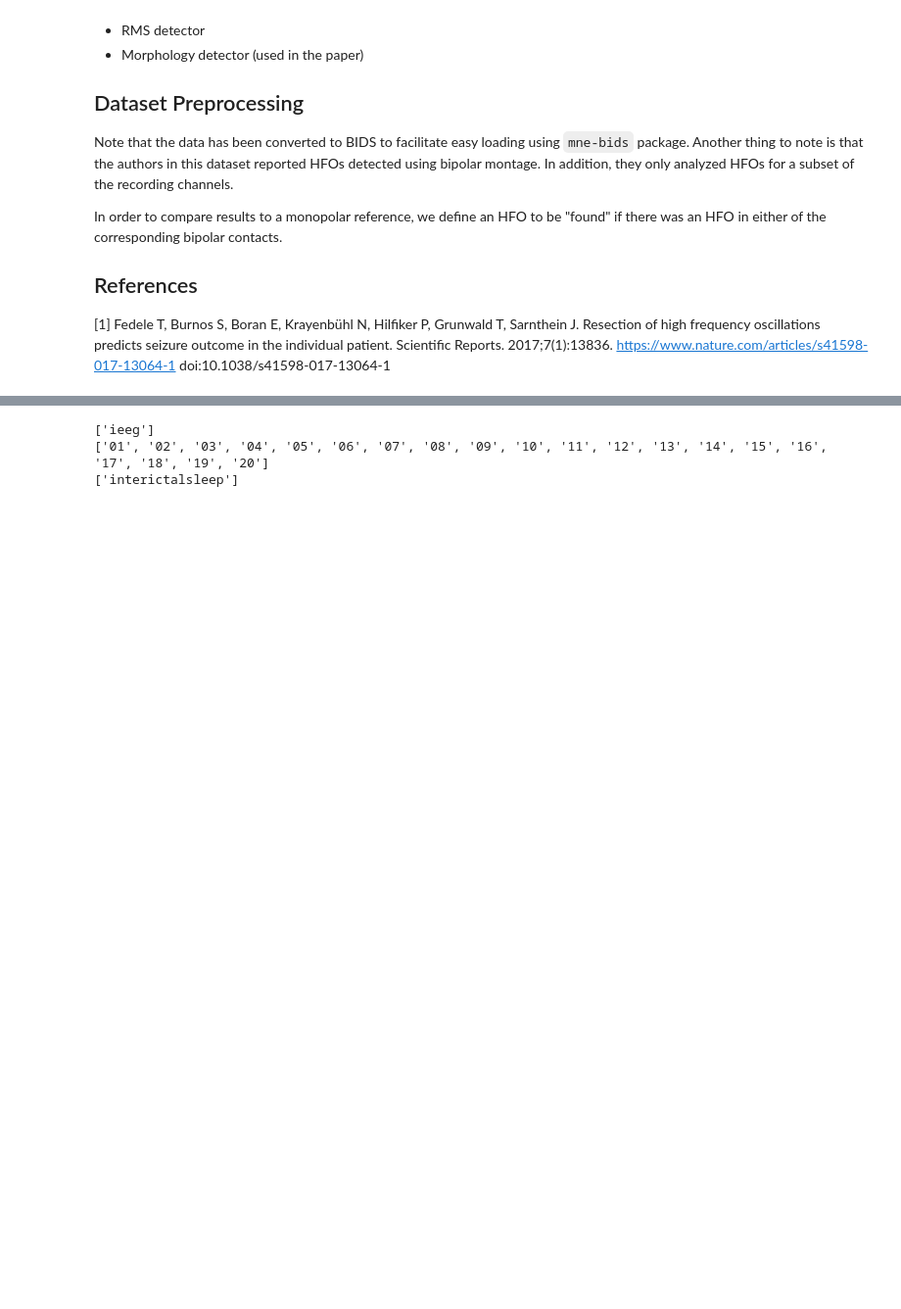
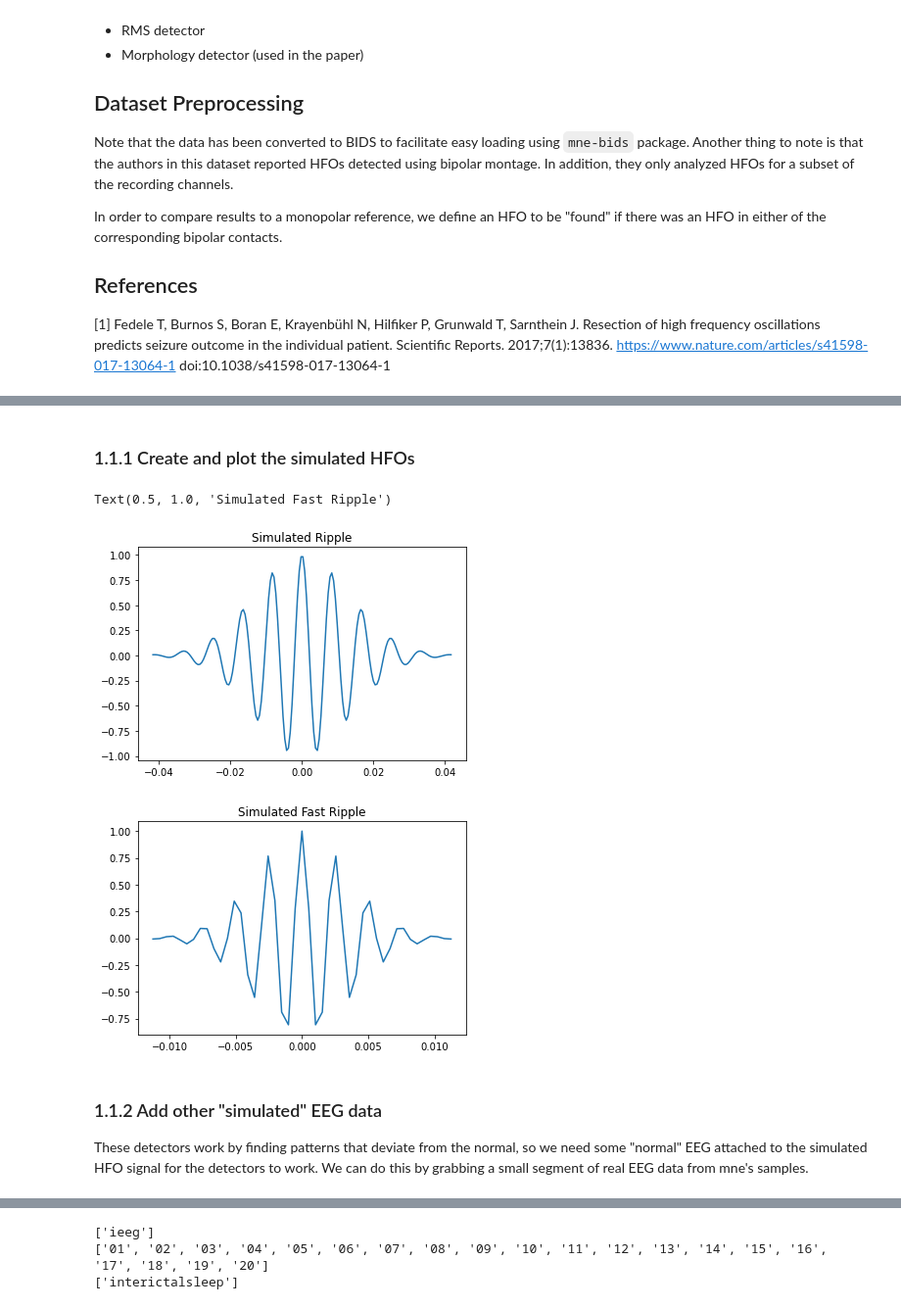
Before and after one commit to mne-tools/mne-hfo, a Jupyter notebook: docs/tutorials/basic_compute_hfos.ipynb, the cells around one changed output, grey strips where cells are left out. Shown: that part at 98% size. Cells and saved outputs as stored; diff of their text form; code cells hidden in the pictures; blank space fills up the shorter version.

```diff
--- a/docs/tutorials/basic_compute_hfos.ipynb
+++ b/docs/tutorials/basic_compute_hfos.ipynb
@@ -37,0 +55,24 @@ from mne_hfo import LineLengthDetector, RMSDetector
+# %% [markdown]
+### 1.1.1 Create and plot the simulated HFOs
+# %%
+# Simulate ripple and fast ripple HFOs
+ripple_data, ripple_time = simulate_hfo(fs=2000, freq=120)
+#ripple_data = ripple_data.reshape(1, len(ripple_data))
+fast_ripple_data, fast_ripple_time = simulate_hfo(fs=2000, freq=400)
+# %%
+fig = plt.figure()
+ax = plt.axes()
+ax.plot(ripple_time, ripple_data)
+plt.title("Simulated Ripple")
+
+fig = plt.figure()
+ax = plt.axes()
+ax.plot(fast_ripple_time, fast_ripple_data)
+plt.title("Simulated Fast Ripple")
+# %% [output]
+Text(0.5, 1.0, 'Simulated Fast Ripple')
+[figure, added]
+[figure, added]
+# %% [markdown]
+### 1.1.2 Add other "simulated" EEG data
+These detectors work by finding patterns that deviate from the normal, so we need some "normal" EEG attached to the simulated HFO signal for the detectors to work. We can do this by grabbing a small segment of real EEG data from mne's samples.
```
Also changed, not shown: parts of 63 cells of this notebook, 24 other files.
